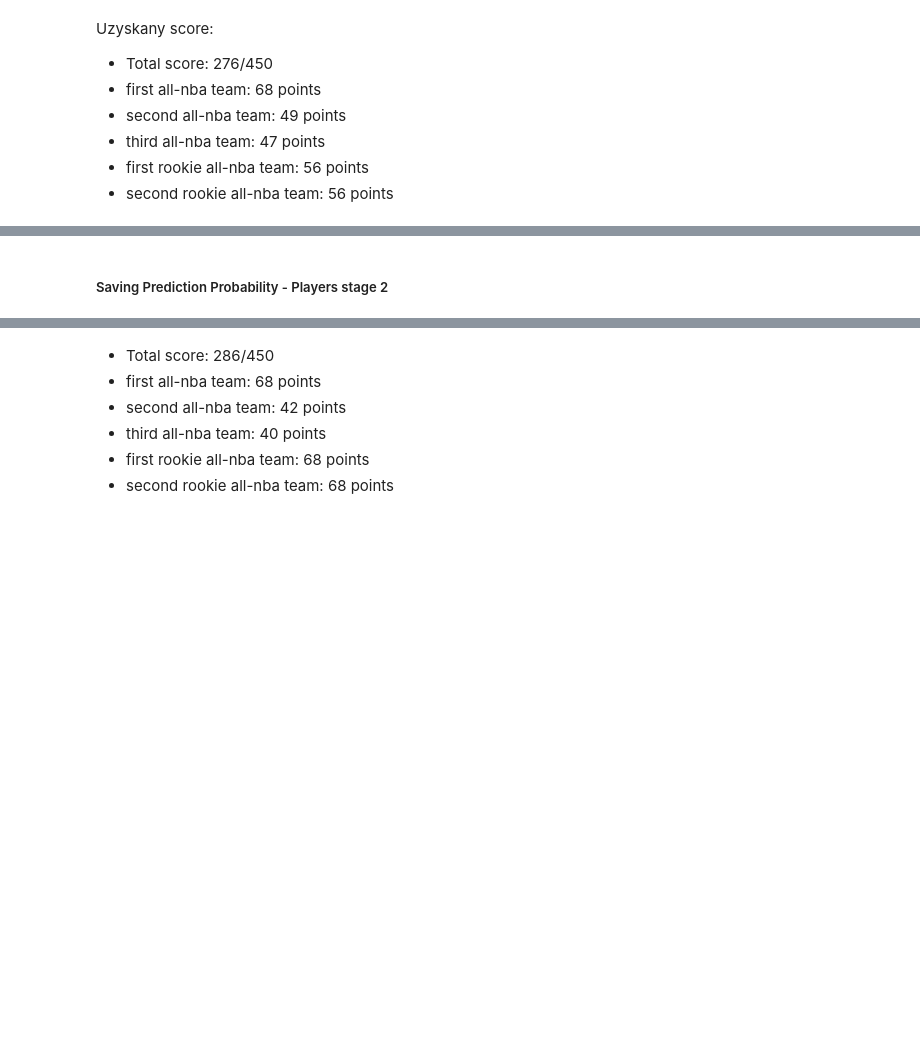
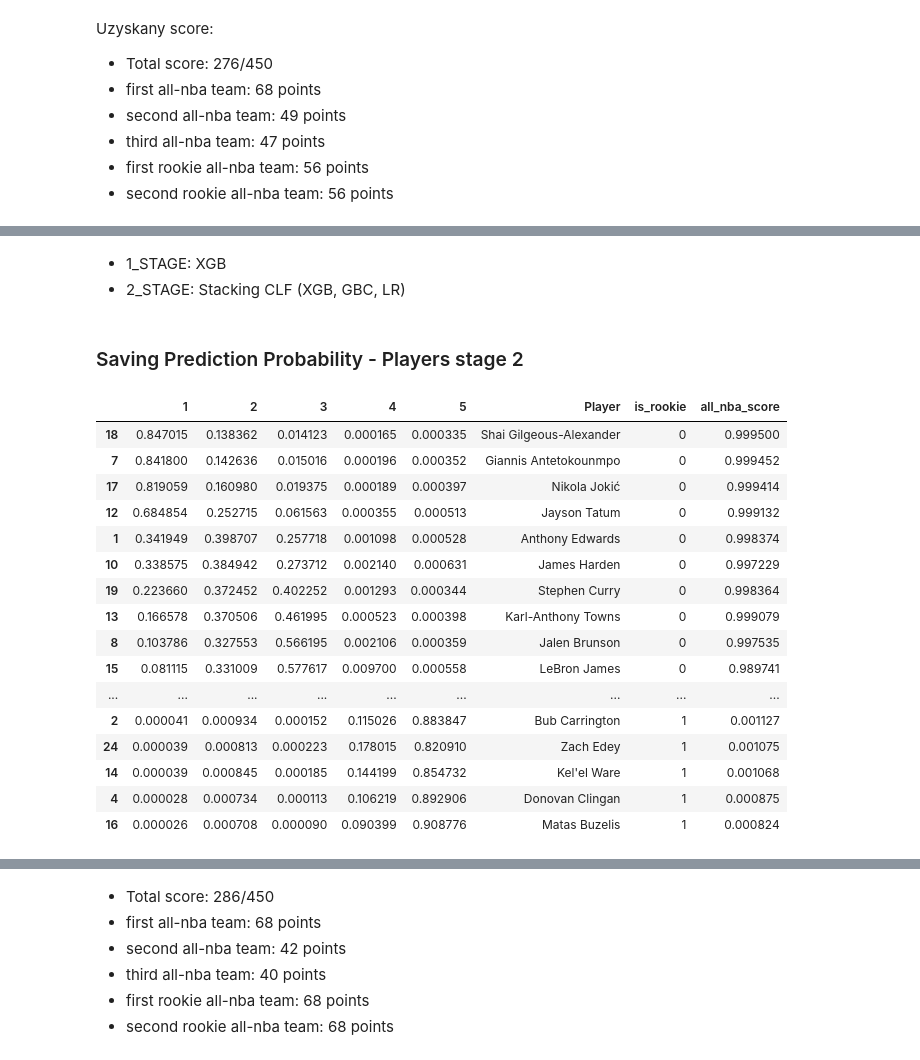
Before and after one commit to Mateo755/PROJECT-NBA_Awards_Prediction, a Jupyter notebook: models_combining.ipynb, the cells around one changed output, grey strips where cells are left out. Cells and saved outputs as stored; diff of their text form; code cells hidden in the pictures; blank space fills up the shorter version.

```diff
--- a/models_combining.ipynb
+++ b/models_combining.ipynb
@@ -359,7 +368,7 @@ from sklearn.utils.class_weight import compute_sample_weight
 from sklearn.model_selection import RandomizedSearchCV
 
 # === Flaga logowania ===
-log_to_mlflow = True
+log_to_mlflow = False
 
 if log_to_mlflow:
     import mlflow
@@ -368,7 +377,7 @@ if log_to_mlflow:
     mlflow.set_experiment("Ensemble CLF Hyperparam Tuning")
 
 # === Dane
-df = pd.read_csv("databases/nba_dataset_2010_2025.csv")
+df = pd.read_csv("databases/nba_dataset_2000_2025.csv")
 drop_cols = ["Player", "Team", "Pos", "season", "target"]
 df["target_binary"] = (df["target"] > 0).astype(int)
 
@@ -428,7 +437,7 @@ param_dist = {
 search = RandomizedSearchCV(
     estimator=stack,
     param_distributions=param_dist,
-    n_iter=100,  # większa liczba kombinacji
+    n_iter=30,  # większa liczba kombinacji
     cv=3,
     scoring="f1_macro",
     verbose=2,
@@ -460,3 +485,6 @@ df_pred_sorted.to_csv("stage2_all_players_probs.csv", index=False)
+# %% [markdown]
+- 1_STAGE: XGB
+- 2_STAGE: Stacking CLF (XGB, GBC, LR)
 # %%
 import pandas as pd
 import json
@@ -622,8 +650,32 @@ with open(output_path, "w", encoding="utf-8") as f:
 if log_to_mlflow:
     mlflow.log_artifact(output_path)
 # %% [markdown]
-##### Saving Prediction Probability - Players stage 2
+### Saving Prediction Probability - Players stage 2
 # %%
 # Zapis pełnych prawdopodobieństw dla graczy z stage2
 df_pred_sorted = df_pred.sort_values(by=1, ascending=False)  # możesz też sortować po max(axis=1)
 df_pred_sorted.to_csv("stage2_all_players_probs.csv", index=False)
+# %%
+df_pred_sorted1 = df_pred.sort_values(by=1, ascending=False)
+df_pred_sorted2 = df_pred.sort_values(by=2, ascending=False)
+df_pred_sorted3 = df_pred.sort_values(by=3, ascending=False)
+# %%
+df_pred_sorted1
+# %% [output]
+|  | 1 | 2 | 3 | 4 | 5 | Player | is_rookie | all_nba_score |
+| 18 | 0.847015 | 0.138362 | 0.014123 | 0.000165 | 0.000335 | Shai Gilgeous-Alexander | 0 | 0.999500 |
+| 7 | 0.841800 | 0.142636 | 0.015016 | 0.000196 | 0.000352 | Giannis Antetokounmpo | 0 | 0.999452 |
+| 17 | 0.819059 | 0.160980 | 0.019375 | 0.000189 | 0.000397 | Nikola Jokić | 0 | 0.999414 |
+| 12 | 0.684854 | 0.252715 | 0.061563 | 0.000355 | 0.000513 | Jayson Tatum | 0 | 0.999132 |
+| 1 | 0.341949 | 0.398707 | 0.257718 | 0.001098 | 0.000528 | Anthony Edwards | 0 | 0.998374 |
+| 10 | 0.338575 | 0.384942 | 0.273712 | 0.002140 | 0.000631 | James Harden | 0 | 0.997229 |
+| 19 | 0.223660 | 0.372452 | 0.402252 | 0.001293 | 0.000344 | Stephen Curry | 0 | 0.998364 |
+| 13 | 0.166578 | 0.370506 | 0.461995 | 0.000523 | 0.000398 | Karl-Anthony Towns | 0 | 0.999079 |
+| 8 | 0.103786 | 0.327553 | 0.566195 | 0.002106 | 0.000359 | Jalen Brunson | 0 | 0.997535 |
+| 15 | 0.081115 | 0.331009 | 0.577617 | 0.009700 | 0.000558 | LeBron James | 0 | 0.989741 |
+| ... | ... | ... | ... | ... | ... | ... | ... | ... |
+| 2 | 0.000041 | 0.000934 | 0.000152 | 0.115026 | 0.883847 | Bub Carrington | 1 | 0.001127 |
+| 24 | 0.000039 | 0.000813 | 0.000223 | 0.178015 | 0.820910 | Zach Edey | 1 | 0.001075 |
+| 14 | 0.000039 | 0.000845 | 0.000185 | 0.144199 | 0.854732 | Kel'el Ware | 1 | 0.001068 |
+| 4 | 0.000028 | 0.000734 | 0.000113 | 0.106219 | 0.892906 | Donovan Clingan | 1 | 0.000875 |
+| 16 | 0.000026 | 0.000708 | 0.000090 | 0.090399 | 0.908776 | Matas Buzelis | 1 | 0.000824 |
```
Also changed, not shown: parts of 31 cells of this notebook, 2 other files.
